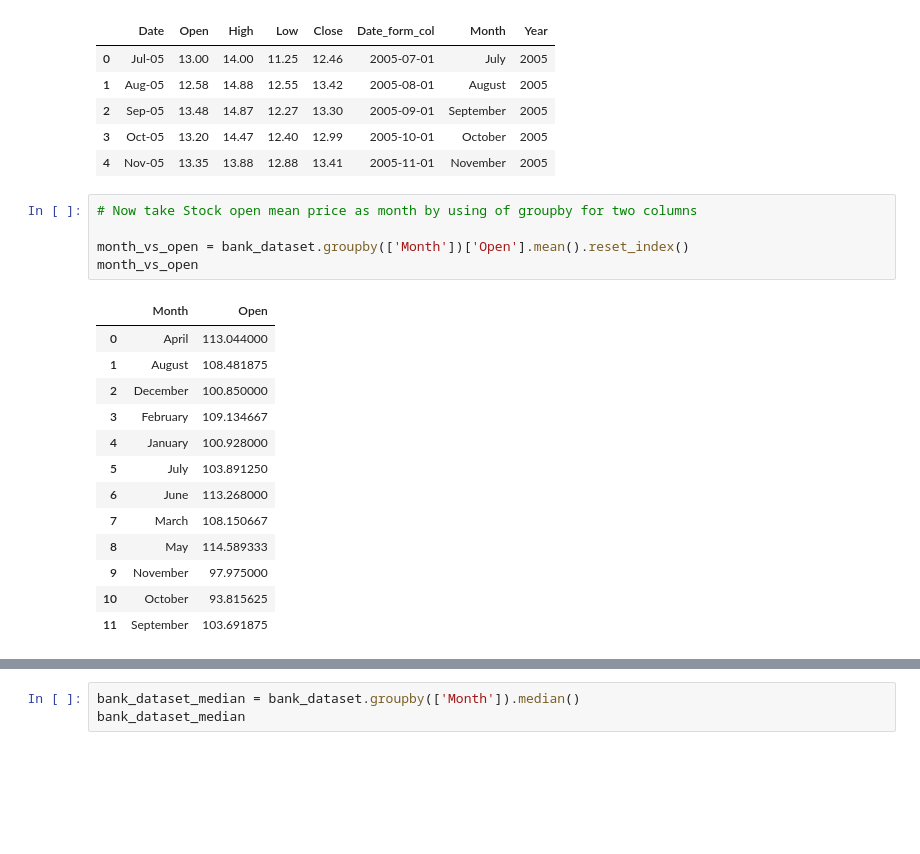
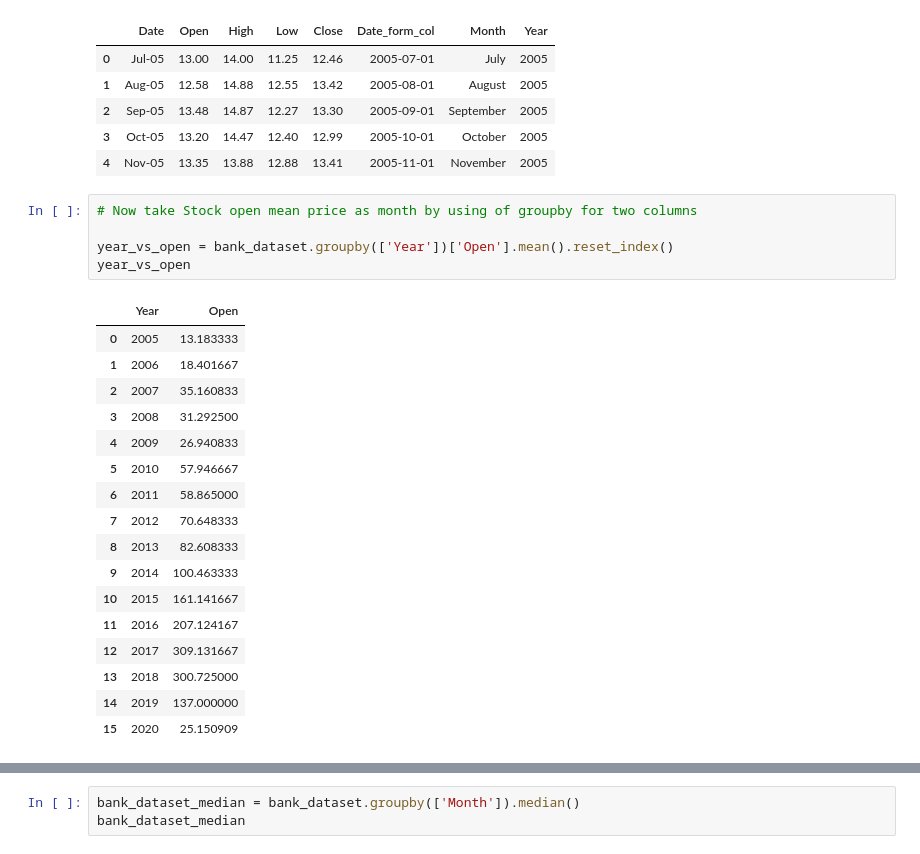
Before and after one commit to Vikas-Kumar05/Yes_Bank_Stock_Closing_price_Prediction, a Jupyter notebook: Yes_Bank_stock_closing_price_prediction_Regression.ipynb, the cells around one changed output, grey strips where cells are left out. Drawn from its saved outputs; the diff is of its cells as text; blank space fills up the shorter version.

```diff
--- a/Yes_Bank_stock_closing_price_prediction_Regression.ipynb
+++ b/Yes_Bank_stock_closing_price_prediction_Regression.ipynb
@@ -324,20 +359,24 @@ bank_dataset.head()
 # %%
 # Now take Stock open mean price as month by using of groupby for two columns
 
-month_vs_open = bank_dataset.groupby(['Month'])['Open'].mean().reset_index()
-month_vs_open
+year_vs_open = bank_dataset.groupby(['Year'])['Open'].mean().reset_index()
+year_vs_open
 # %% [output]
-|  | Month | Open |
-| 0 | April | 113.044000 |
-| 1 | August | 108.481875 |
-| 2 | December | 100.850000 |
-| 3 | February | 109.134667 |
-| 4 | January | 100.928000 |
-| 5 | July | 103.891250 |
-| 6 | June | 113.268000 |
-| 7 | March | 108.150667 |
-| 8 | May | 114.589333 |
-| 9 | November | 97.975000 |
-| 10 | October | 93.815625 |
-| 11 | September | 103.691875 |
+|  | Year | Open |
+| 0 | 2005 | 13.183333 |
+| 1 | 2006 | 18.401667 |
+| 2 | 2007 | 35.160833 |
+| 3 | 2008 | 31.292500 |
+| 4 | 2009 | 26.940833 |
+| 5 | 2010 | 57.946667 |
+| 6 | 2011 | 58.865000 |
+| 7 | 2012 | 70.648333 |
+| 8 | 2013 | 82.608333 |
+| 9 | 2014 | 100.463333 |
+| 10 | 2015 | 161.141667 |
+| 11 | 2016 | 207.124167 |
+| 12 | 2017 | 309.131667 |
+| 13 | 2018 | 300.725000 |
+| 14 | 2019 | 137.000000 |
+| 15 | 2020 | 25.150909 |
 # %%
```
Also changed, not shown: parts of 64 cells of this notebook.
